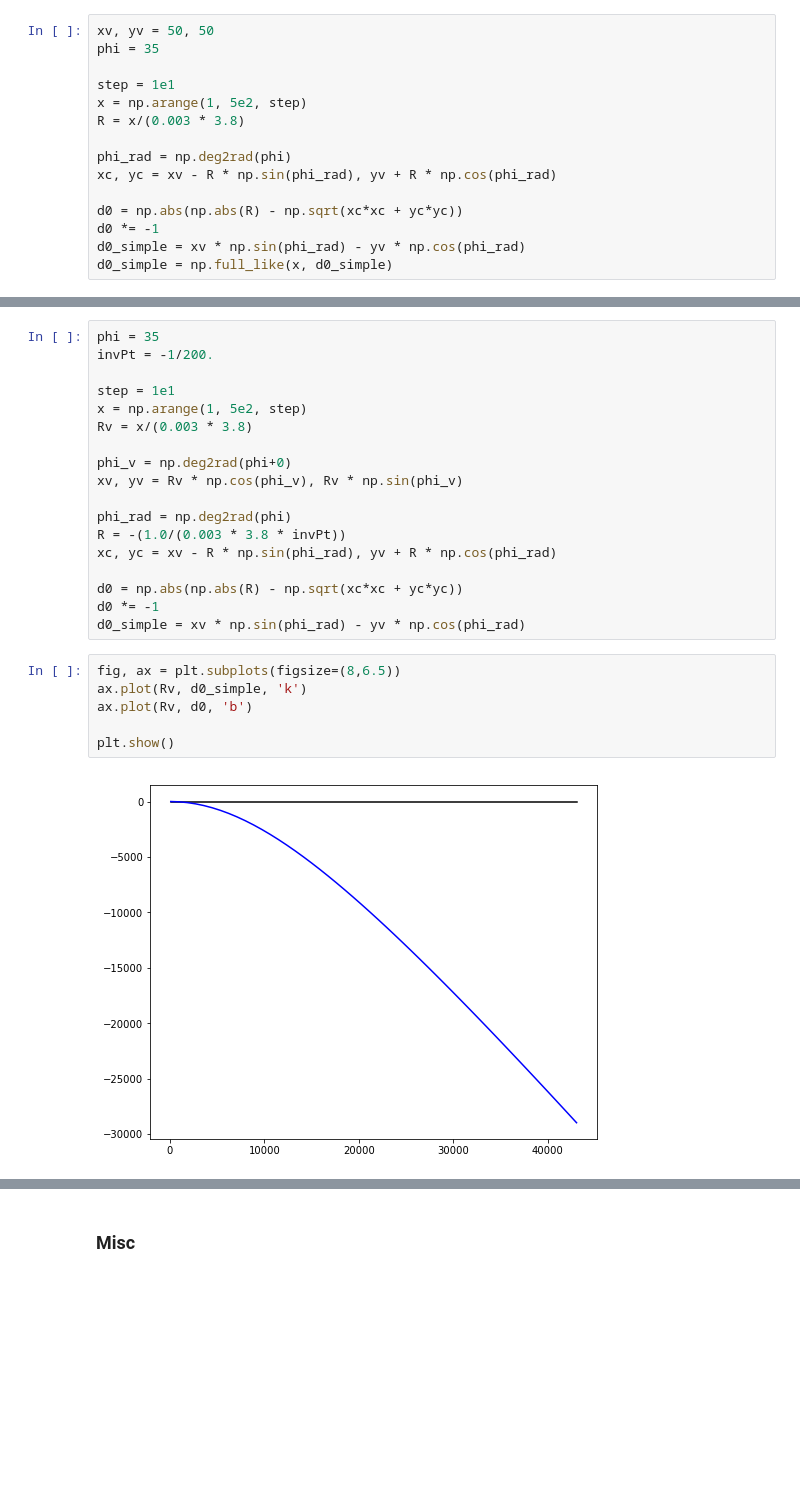
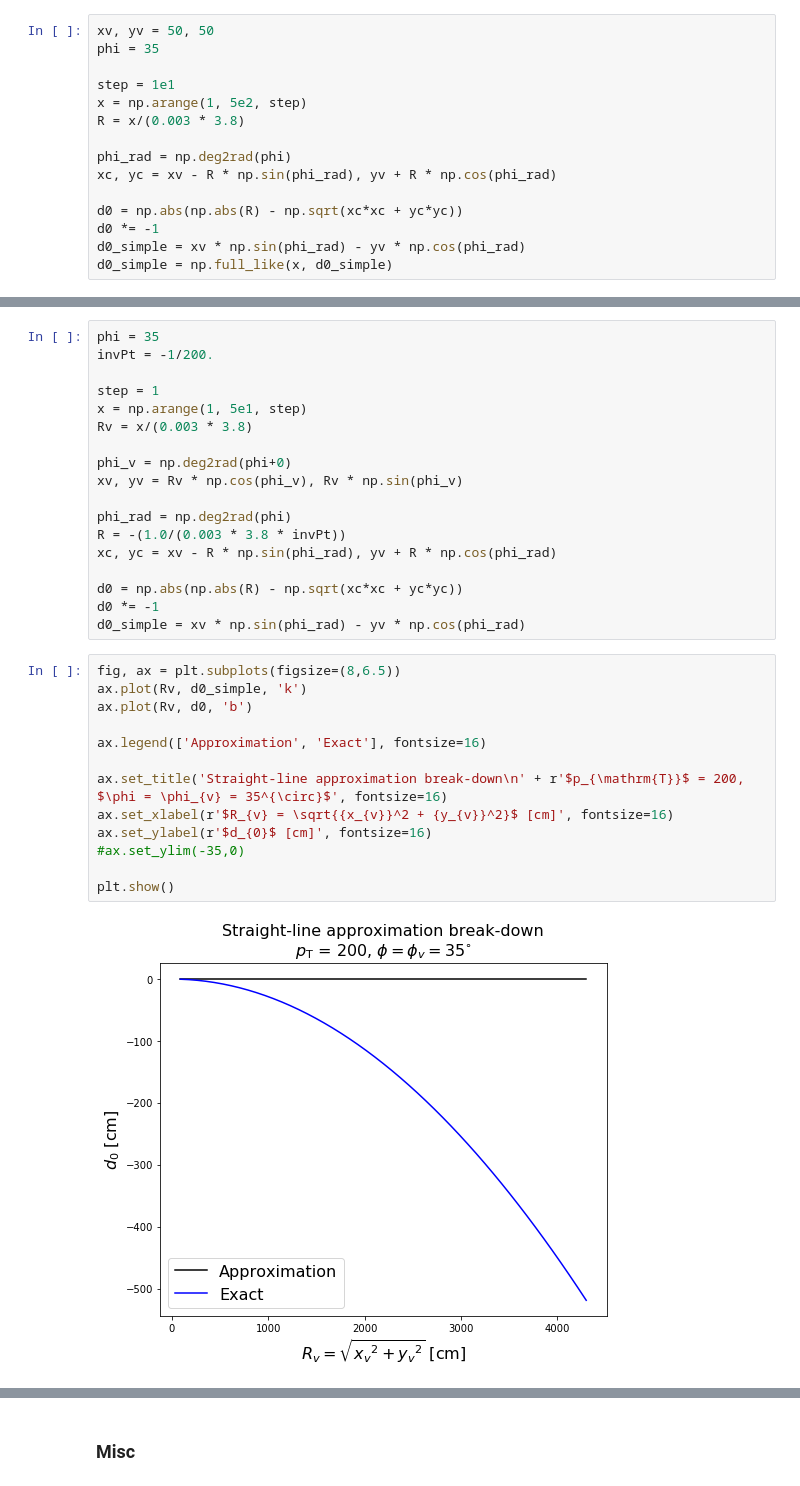
Before and after one commit to srosenzweig09/L1TMuonSimulationsMar2017, a Jupyter notebook: Analyzers/test8/sign_of_d0.ipynb, the cells around one changed output, grey strips where cells are left out. Cells and saved outputs as stored; diff of their text form; blank space fills up the shorter version.

```diff
--- a/Analyzers/test8/sign_of_d0.ipynb
+++ b/Analyzers/test8/sign_of_d0.ipynb
@@ -493,8 +479,8 @@ plt.show()
 phi = 35
 invPt = -1/200.
 
-step = 1e1
-x = np.arange(1, 5e2, step)
+step = 1
+x = np.arange(1, 5e1, step)
 Rv = x/(0.003 * 3.8)
 
 phi_v = np.deg2rad(phi+0)
@@ -507,11 +493,18 @@ xc, yc = xv - R * np.sin(phi_rad), yv + R * np.cos(phi_rad)
 d0 = np.abs(np.abs(R) - np.sqrt(xc*xc + yc*yc))
 d0 *= -1
 d0_simple = xv * np.sin(phi_rad) - yv * np.cos(phi_rad)
-# %%
-fig, ax = plt.subplots(figsize=(8,6.5))
-ax.plot(Rv, d0_simple, 'k')
-ax.plot(Rv, d0, 'b')
-
-plt.show()
-# %% [output]
-[figure, removed]
+# %%
+fig, ax = plt.subplots(figsize=(8,6.5))
+ax.plot(Rv, d0_simple, 'k')
+ax.plot(Rv, d0, 'b')
+
+ax.legend(['Approximation', 'Exact'], fontsize=16)
+
+ax.set_title('Straight-line approximation break-down\n' + r'$p_{\mathrm{T}}$ = 200, $\phi = \phi_{v} = 35^{\circ}$', fontsize=16)
+ax.set_xlabel(r'$R_{v} = \sqrt{{x_{v}}^2 + {y_{v}}^2}$ [cm]', fontsize=16)
+ax.set_ylabel(r'$d_{0}$ [cm]', fontsize=16)
+#ax.set_ylim(-35,0)
+
+plt.show()
+# %% [output]
+[figure, added]
```
Also changed, not shown: parts of 19 cells of this notebook.
